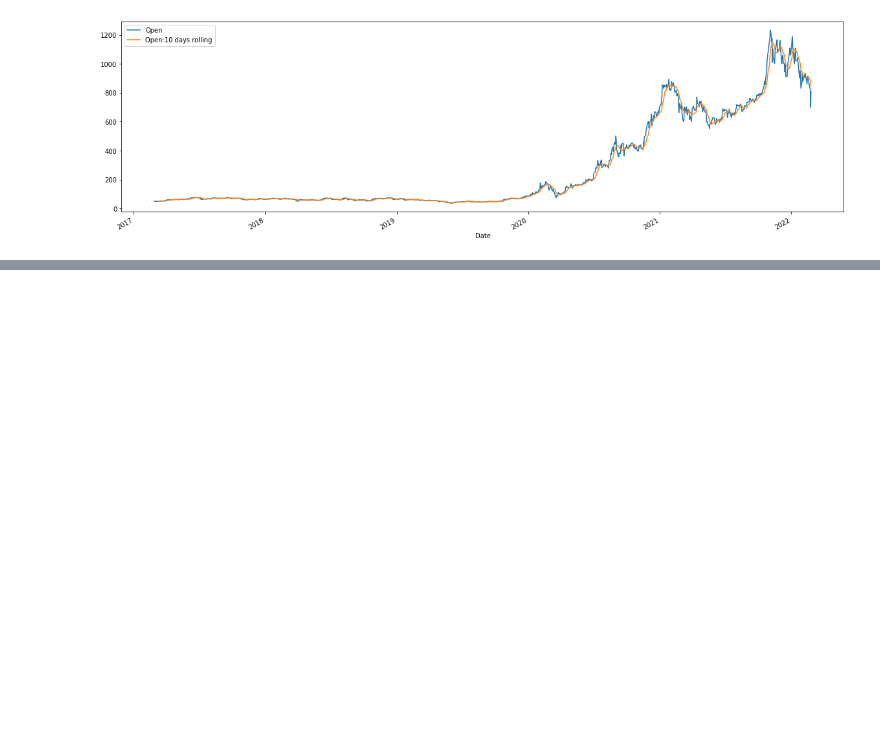
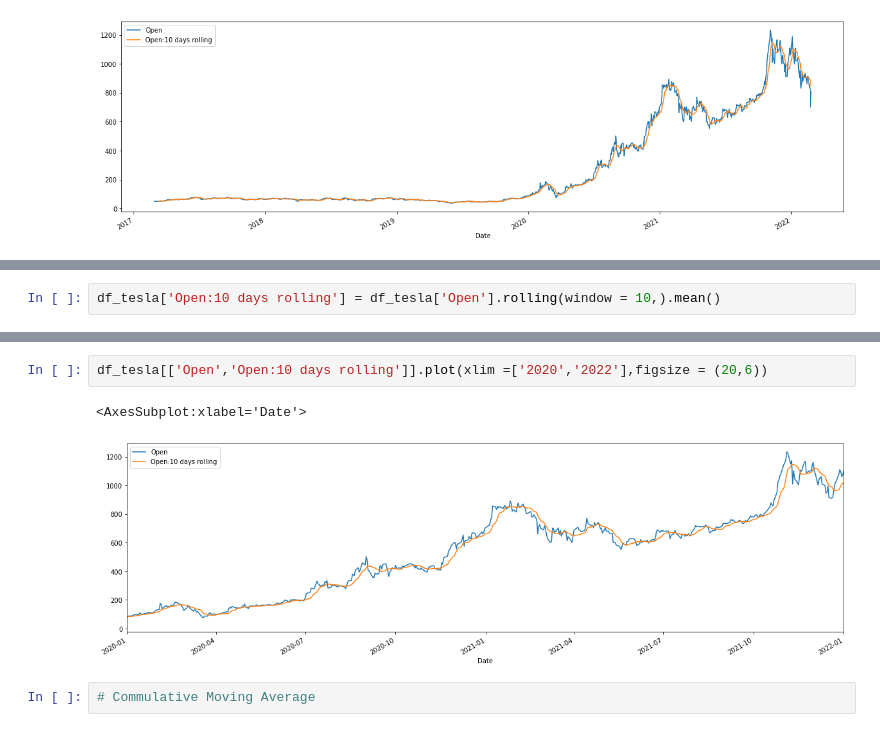
Before and after one commit to sahu111/TimeSeriesAnanlysis, a Jupyter notebook: EDA_TS1.ipynb, the cells around one changed output, grey strips where cells are left out. Cells and saved outputs as stored; diff of their text form; blank space fills up the shorter version.

```diff
--- a/EDA_TS1.ipynb
+++ b/EDA_TS1.ipynb
@@ -354,0 +365,2 @@ df_tesla[['Open','Open:10 days rolling']].plot(figsize = (20,6))
+# %%
+df_tesla['Open:10 days rolling'] = df_tesla['Open'].rolling(window = 10,).mean()
@@ -354,0 +372,7 @@ df_tesla[['Open','Open:10 days rolling']].plot(figsize = (20,6))
+# %%
+df_tesla[['Open','Open:10 days rolling']].plot(xlim =['2020','2022'],figsize = (20,6))
+# %% [output]
+<AxesSubplot:xlabel='Date'>
+[figure, added]
+# %%
+# Commulative Moving Average
```
Also changed, not shown: parts of 9 cells of this notebook.
